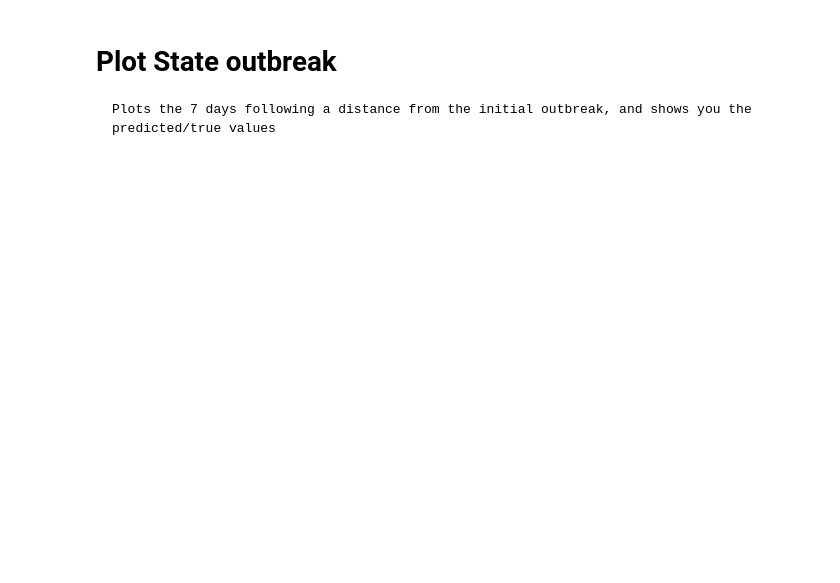
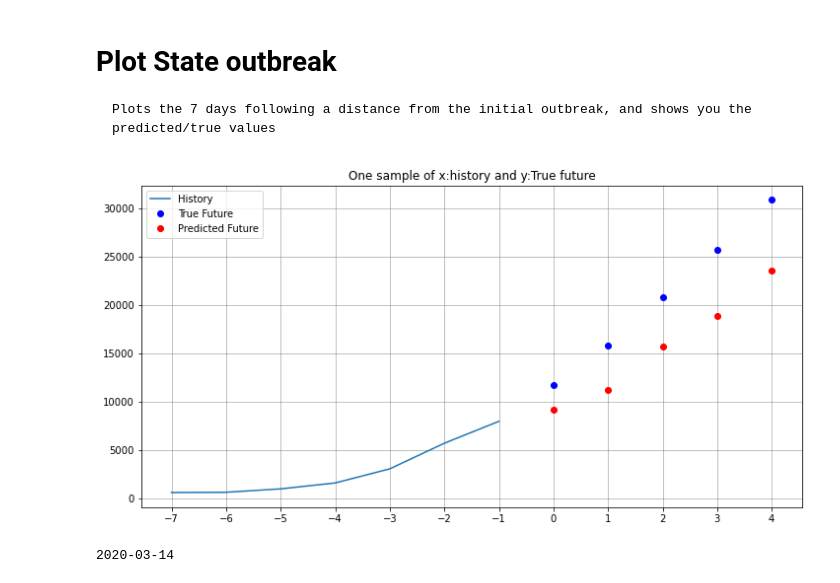
Before and after one commit to DarkGauss/LSTMforCovidData, a Jupyter notebook: Model2-gen1-cleaned.ipynb, the cells around one changed output. Saved outputs shown, nothing was run; the diff lists cells and outputs as text; code cells hidden in the pictures; blank space fills up the shorter version.

```diff
--- a/Model2-gen1-cleaned.ipynb
+++ b/Model2-gen1-cleaned.ipynb
@@ -509,10 +543,11 @@ model.summary()
 # %%
 EVALUATION_INTERVAL = 200
-EPOCHS = 250
+EPOCHS = 100
 #note: batch_size is in kfold in  order to perform with same
 model = build_model()
 modely = model.fit(x_train,y_train,epochs=EPOCHS,\
-                                           batch_size = batch_size,validation_data=(x_test,y_test))
+                                           batch_size = batch_size,validation_data=(x_test,y_test),\
+                                           verbose = 0)
 # %%
 plot_train_history(modely,
                    'Model loss')
@@ -587,4 +628,7 @@ def results_state(state, outbreak):
 
     print(DATASETS_UF[state]["date"][outbreak])
 # %%
-results_state("New York", 6)
+results_state("New York", 10)
+# %% [output]
+[figure, added]
+2020-03-14
```
Also changed, not shown: parts of 9 cells of this notebook.
